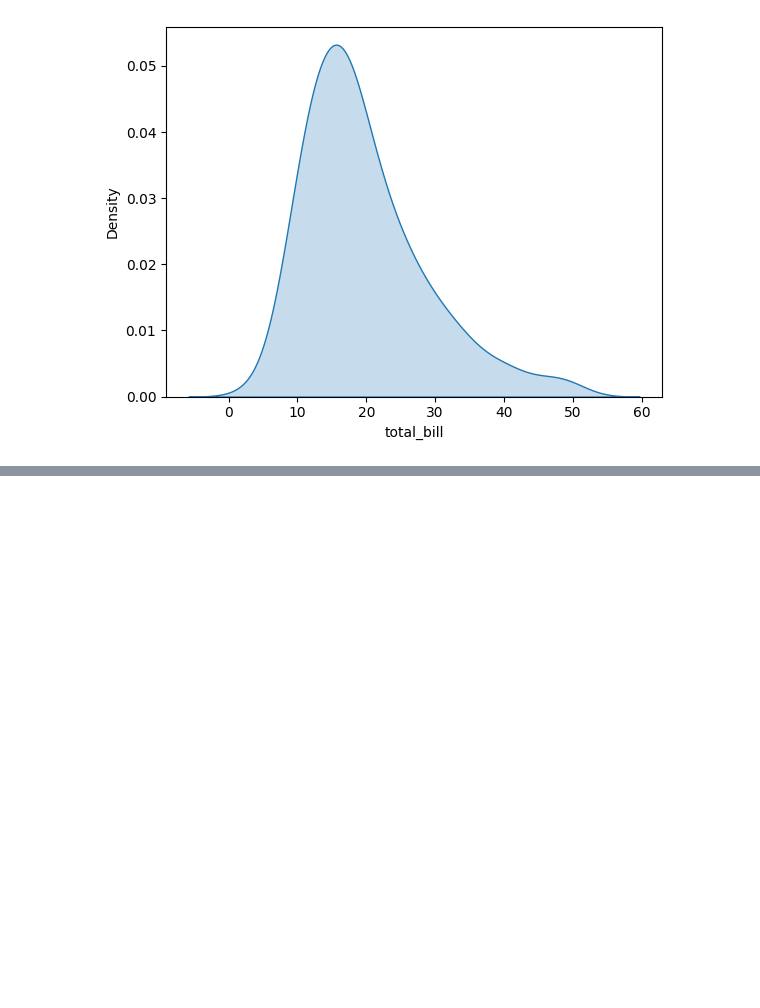
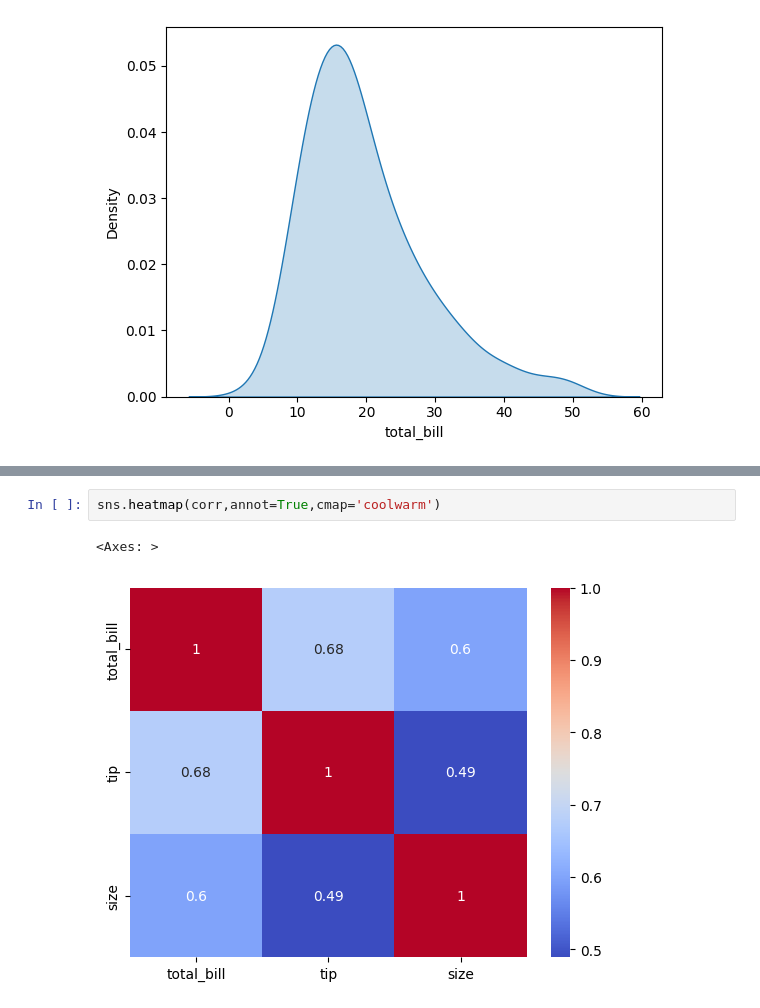
Before and after one commit to AbhishekMankame/machine_learning_tutorial, a Jupyter notebook: PYTHON/Data analysis with Python/data_visualization_with_seaborn.ipynb, the cells around one changed output, grey strips where cells are left out. Saved outputs shown, nothing was run; the diff lists cells and outputs as text; blank space fills up the shorter version.

```diff
--- a/PYTHON/Data analysis with Python/data_visualization_with_seaborn.ipynb
+++ b/PYTHON/Data analysis with Python/data_visualization_with_seaborn.ipynb
@@ -104,0 +125,5 @@ This will become an error in seaborn v0.14.0; please update your code.
+# %%
+sns.heatmap(corr,annot=True,cmap='coolwarm')
+# %% [output]
+<Axes: >
+[figure, added]
```
Also changed, not shown: parts of 3 cells of this notebook.
